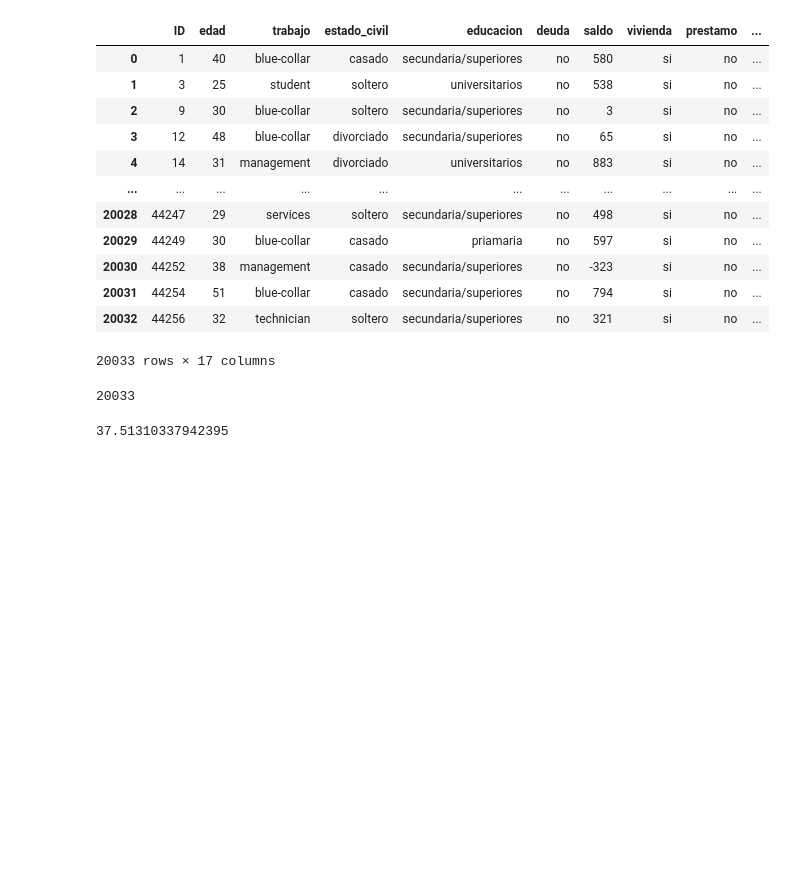
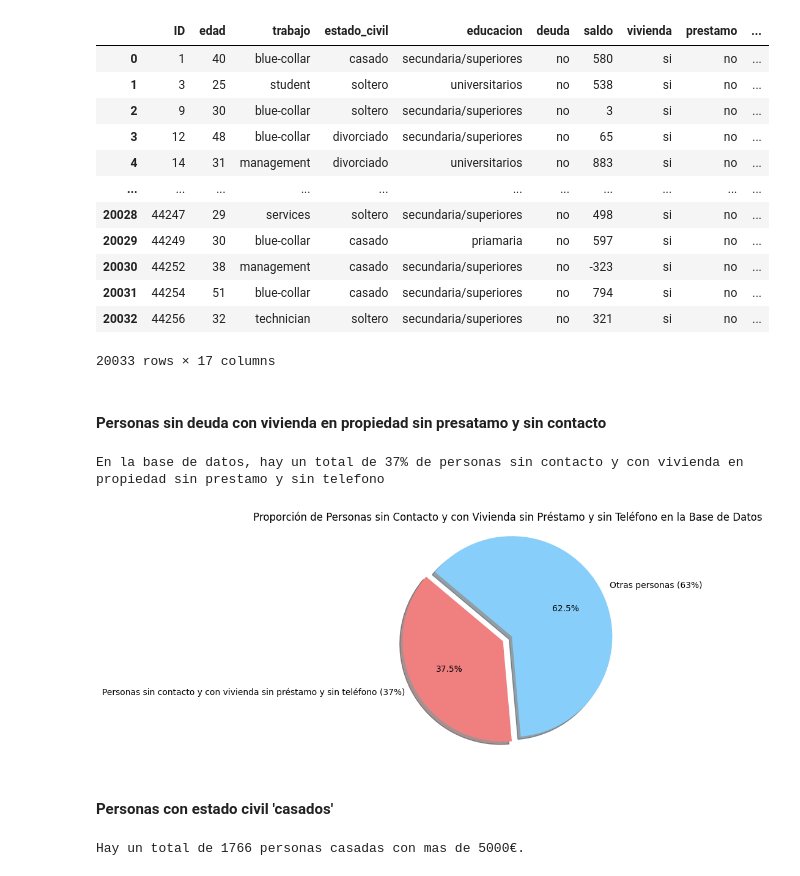
Before and after one commit to erxgli/Amacor_contexto_bancario, a Jupyter notebook: Caso_Práctico_3.ipynb, the cells around one changed output. Saved outputs shown, nothing was run; the diff lists cells and outputs as text; code cells hidden in the pictures; blank space fills up the shorter version.

```diff
--- a/Caso_Práctico_3.ipynb
+++ b/Caso_Práctico_3.ipynb
@@ -96,12 +191,29 @@ DataFrame con las personas:
 | 20031 | 44254 | 51 | blue-collar | casado | secundaria/superiores | no | 794 | si | no | ... |
 | 20032 | 44256 | 32 | technician | soltero | secundaria/superiores | no | 321 | si | no | ... |
 20033 rows × 17 columns
-# %%
-personas_sin_deuda_y_con_vivienda_sin_prestamo.shape[0]
-# %% [output]
-20033
-# %%
-personas_sin_deuda_y_con_vivienda_sin_prestamo_sin_telefono=personas_sin_deuda_y_con_vivienda_sin_prestamo['tipo_contacto'].isnull().sum()
-(personas_sin_deuda_y_con_vivienda_sin_prestamo_sin_telefono / personas_sin_deuda_y_con_vivienda_sin_prestamo.shape[0])* 100
-# %% [output]
-37.51310337942395
+# %% [markdown]
+#### Personas sin deuda con vivienda en propiedad sin presatamo y sin contacto
+# %%
+personas_sin_deuda_y_con_vivienda_sin_prestamo_sin_telefono=personas_sin_deuda_y_con_vivienda_sin_prestamo['tipo_contacto'].isnull().sum()
+personas_sin_deuda_y_con_vivienda_sin_prestamo_sin_telefono_prct=int((personas_sin_deuda_y_con_vivienda_sin_prestamo_sin_telefono / personas_sin_deuda_y_con_vivienda_sin_prestamo.shape[0])* 100)
+print(f"En la base de datos, hay un total de {personas_sin_deuda_y_con_vivienda_sin_prestamo_sin_telefono_prct}% de personas sin contacto y con vivienda en propiedad sin prestamo y sin telefono")
+# %% [output]
+En la base de datos, hay un total de 37% de personas sin contacto y con vivienda en propiedad sin prestamo y sin telefono
+# %%
+#GRAFICO
+# Crear gráfico de pastel
+labels = [f"Personas sin contacto y con vivienda sin préstamo y sin teléfono ({personas_sin_deuda_y_con_vivienda_sin_prestamo_sin_telefono_prct}%)",
+          f"Otras personas ({100 - personas_sin_deuda_y_con_vivienda_sin_prestamo_sin_telefono_prct}%)"]
+sizes = [personas_sin_deuda_y_con_vivienda_sin_prestamo_sin_telefono, personas_sin_deuda_y_con_vivienda_sin_prestamo.shape[0] - personas_sin_deuda_y_con_vivienda_sin_prestamo_sin_telefono]
+colors = ['lightcoral', 'lightskyblue']
+explode = (0.1, 0)
+
+# Crear el gráfico de pastel
+plt.pie(sizes, explode=explode, labels=labels, colors=colors, autopct='%1.1f%%', shadow=True, startangle=140)
+plt.axis('equal')
+plt.title('Proporción de Personas sin Contacto y con Vivienda sin Préstamo y sin Teléfono en la Base de Datos')
+plt.show()
+# %% [output]
+[figure, added]
+# %% [markdown]
+#### Personas con estado civil 'casados'
@@ -107,0 +226,8 @@ personas_sin_deuda_y_con_vivienda_sin_prestamo_sin_telefono=personas_sin_deuda_y
+# %%
+#Personas con estado civil 'casados' con más saldo
+saldo = 5000
+df_personas_casadas_con_mas_saldo=df_personas_casadas[df_personas_casadas['saldo'] > saldo]
+print(f"Hay un total de {df_personas_casadas_con_mas_saldo.shape[0]} personas casadas con mas de {saldo}€.")
+porcentaje_personas_casadas_con_mas_saldo = (df_personas_casadas_con_mas_saldo.shape[0] / total_personas_casadas) * 100
+# %% [output]
+Hay un total de 1766 personas casadas con mas de 5000€.
```
Also changed, not shown: parts of 28 cells of this notebook.
